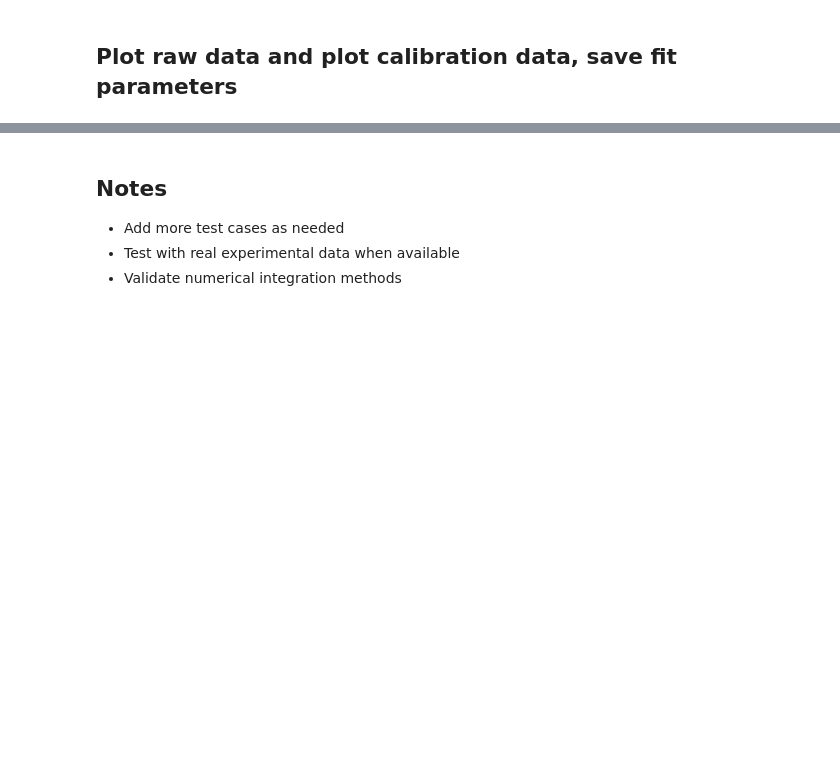
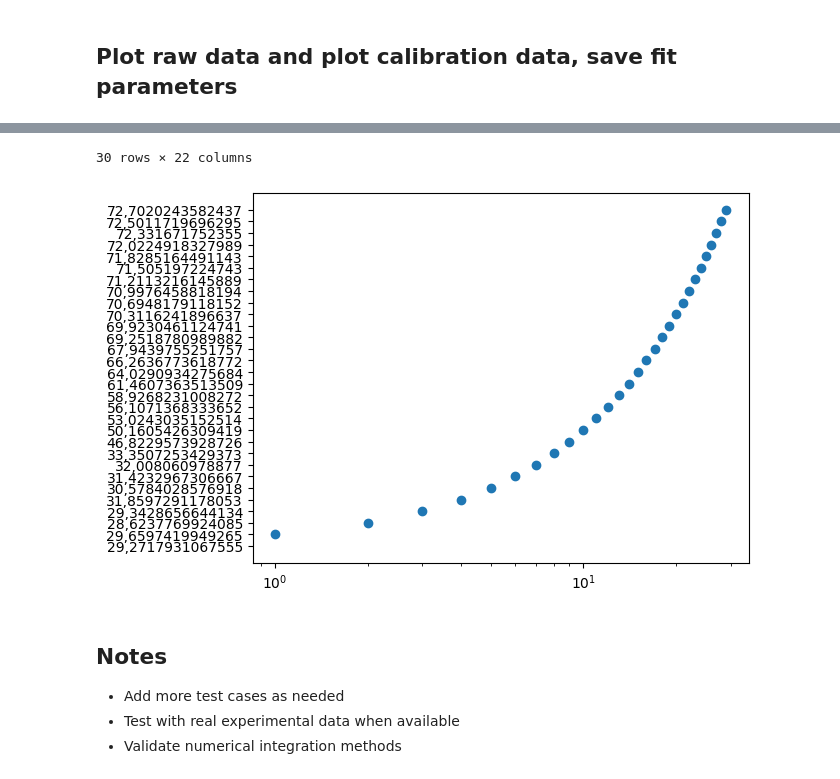
Before and after one commit to modmasterecho/Dynamic-Surface-Tension, a Jupyter notebook: testing.ipynb, the cells around one changed output, grey strips where cells are left out. Cells and saved outputs as stored; diff of their text form; code cells hidden in the pictures; blank space fills up the shorter version.

```diff
--- a/testing.ipynb
+++ b/testing.ipynb
@@ -126,0 +126,5 @@ array([-0.13267629, -0.72733594,  0.30234278])
+# %%
+df=pd.read_csv("Example Data\C12E4_0.1g.txt", delimiter="\t", header=1, skiprows=[2])
+surfaceage=df["Oberflächenalter [ms].10"]
+sft=df["SFT"]
+# %% [output]
@@ -127,3 +148,5 @@ array([-0.13267629, -0.72733594,  0.30234278])
+30 rows × 22 columns
+[figure, added]
 # %% [markdown]
 ## Notes
 
```
Also changed, not shown: parts of 8 cells of this notebook, 27 other files.
